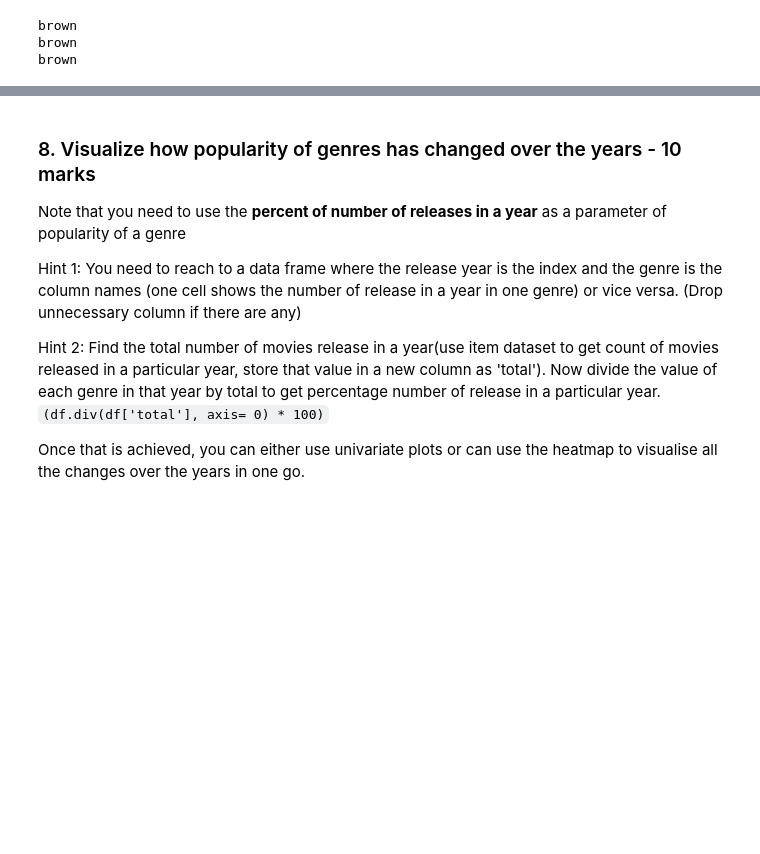
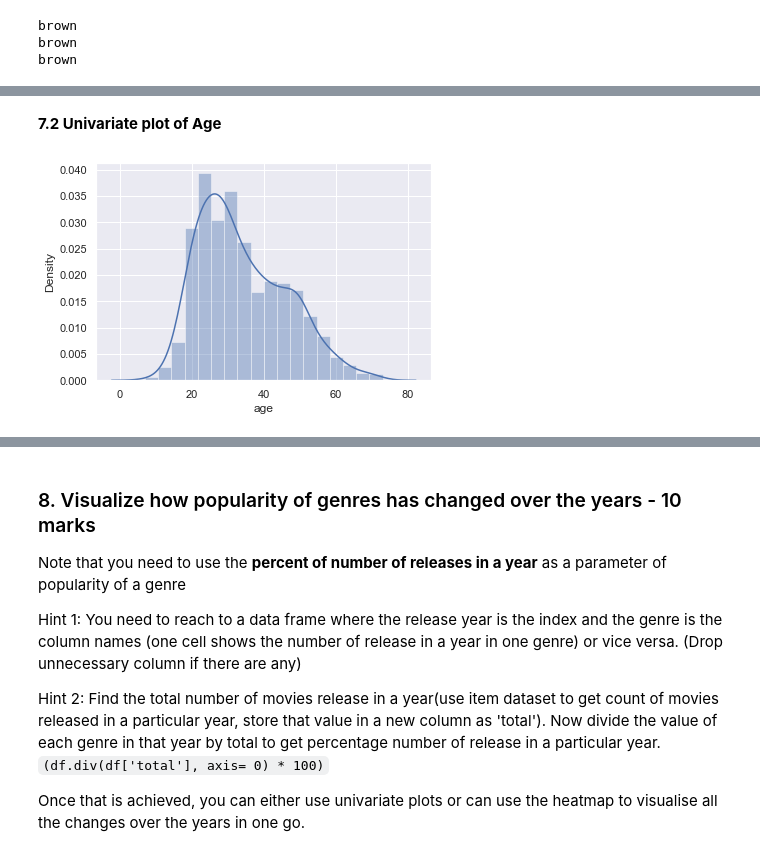
Before and after one commit to Oris-DevOps/AI_ML-MovieLens-Data-Analysis, a Jupyter notebook: MovieLens_Project_Question_Notebook.ipynb, the cells around one changed output, grey strips where cells are left out. Saved outputs shown, nothing was run; the diff lists cells and outputs as text; code cells hidden in the pictures; blank space fills up the shorter version.

```diff
--- a/MovieLens_Project_Question_Notebook.ipynb
+++ b/MovieLens_Project_Question_Notebook.ipynb
@@ -285,0 +566,6 @@ brown
+# %% [markdown]
+**7.2 Univariate plot of Age**
+# %%
+sns.distplot(userDf['age']);
+# %% [output]
+[figure, added]
```
Also changed, not shown: parts of 97 cells of this notebook.
